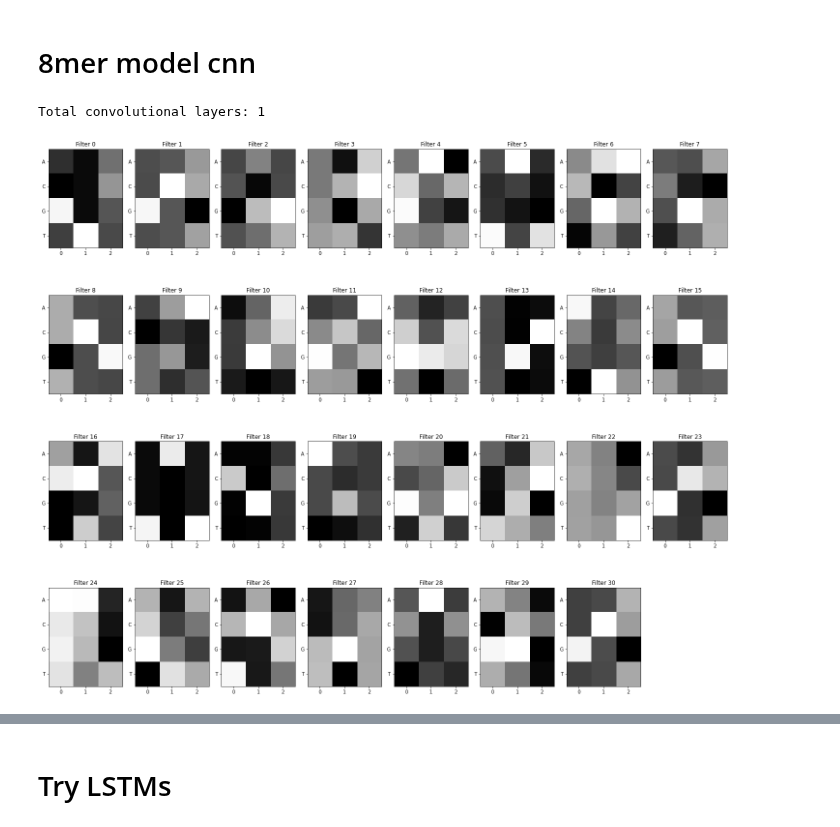
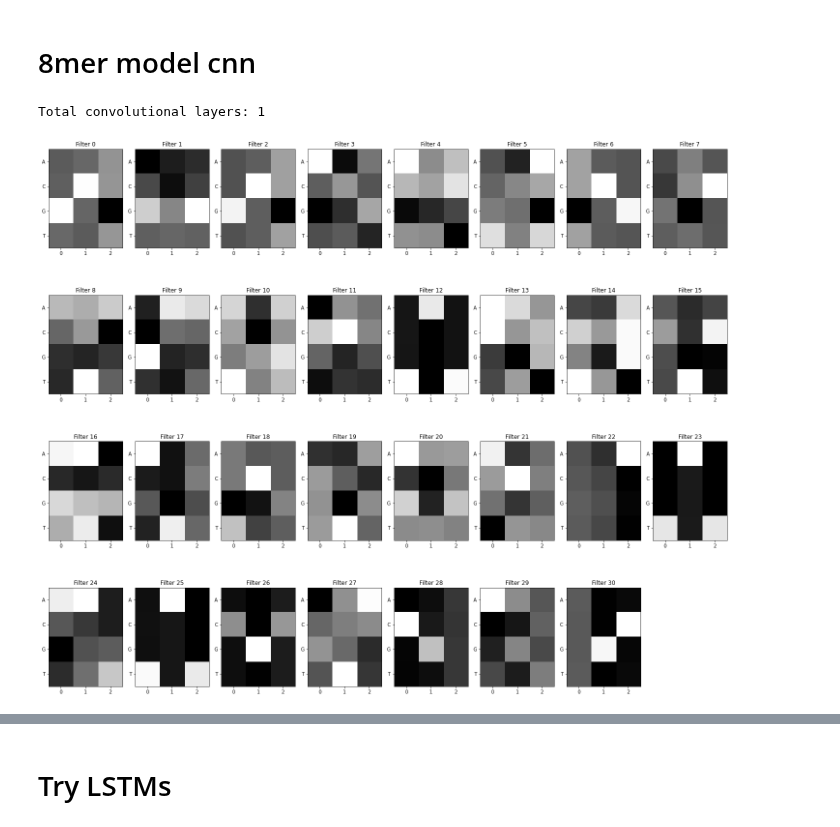
Before and after one commit to erinhwilson/deep-5g-sandbox, a Jupyter notebook: full_synthetic_data_analysis_SAVE2KERAS_clean.ipynb, the cells around one changed output, grey strips where cells are left out. Saved outputs shown, nothing was run; the diff lists cells and outputs as text; code cells hidden in the pictures.

Commit message:
saves keras model, wont reload cnn tho

```diff
--- a/full_synthetic_data_analysis_SAVE2KERAS_clean.ipynb
+++ b/full_synthetic_data_analysis_SAVE2KERAS_clean.ipynb
@@ -127,12 +127,14 @@ class DNA_CNN(nn.Module):
     def __init__(self,
                  seq_len,
                  num_filters=31,
-                 kernel_size=3):
+                 kernel_size=3
+                ):
         super().__init__()
         self.seq_len = seq_len
 
         self.conv_net = nn.Sequential(
-            nn.Conv1d(4, num_filters, kernel_size=kernel_size),
+            nn.Conv2d(1, num_filters, kernel_size=(4,kernel_size)),
+            # ^^ changed from 4 to 1 channel??
             nn.ReLU(inplace=True),
             nn.Flatten(),
             nn.Linear(num_filters*(seq_len-kernel_size+1), 10),
@@ -144,8 +146,10 @@ class DNA_CNN(nn.Module):
         # reshape view to batch_ssize x 4channel x seq_len
         # permute to put channel in correct order
         #xb = xb.view(-1,self.seq_len,4).permute(0,2,1)
-        xb = xb.permute(0,2,1)
+        #xb = xb.permute(0,2,1)
         # OHE FIX??
+        xb = xb.permute(0,2,1).unsqueeze(1)
+        # ^^ Conv2D input fix??
         #print(xb.shape)
         out = self.conv_net(xb)
         #print("CNN out shape:",out.shape)
@@ -729,6 +742,6 @@ k_model.get_config()
 # %%
-conv_layers, model_weights, bias_weights = u.get_conv_layers_from_model(mer8motif_model_cnn)
-u.view_filters(model_weights)
+conv_layers, model_weights, bias_weights = get_conv_layers_from_model(mer8motif_model_cnn)
+view_filters(model_weights)
 # %% [output]
 Total convolutional layers: 1
-[figure, old version]
+[figure, new version]
```
Also changed, not shown: parts of 37 cells of this notebook.
